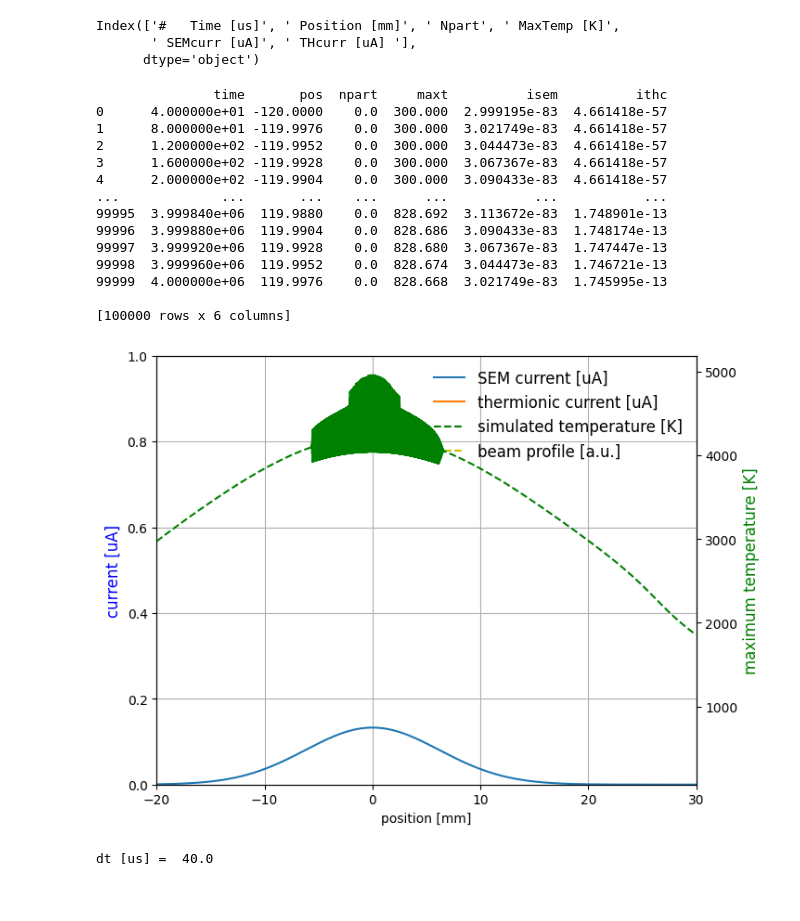
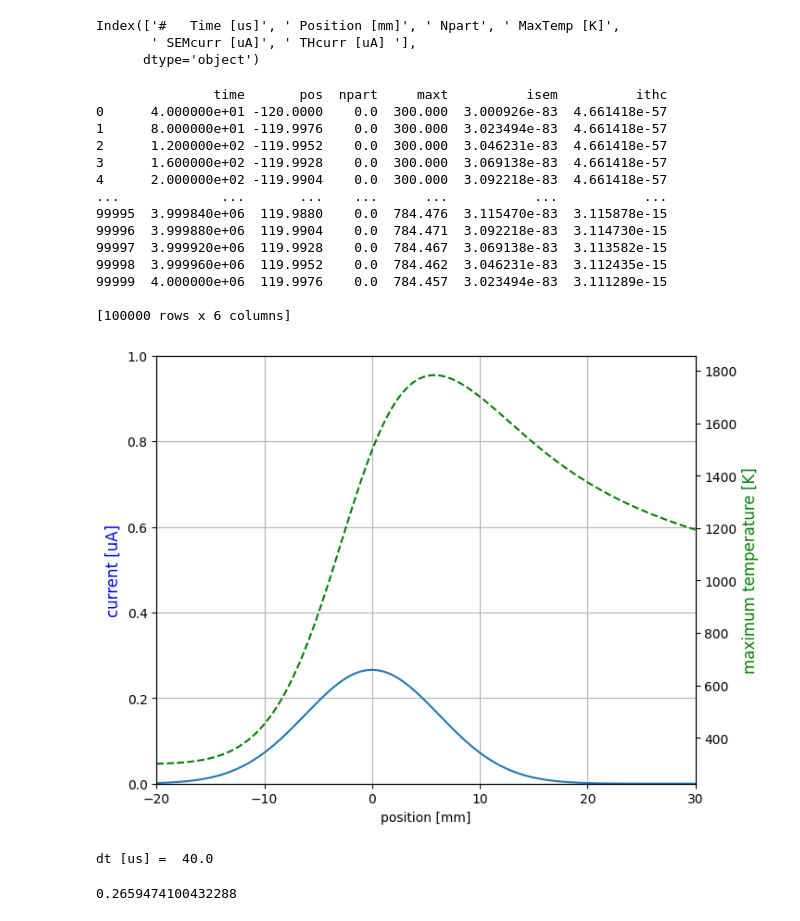
Before and after one commit to ClaudePP/PyTT, a Jupyter notebook: Output/plot_All.ipynb, the cells around one changed output. Saved outputs shown, nothing was run; the diff lists cells and outputs as text; code cells hidden in the pictures.

```diff
--- a/Output/plot_All.ipynb
+++ b/Output/plot_All.ipynb
@@ -14,7 +14,7 @@ import pandas as pd
 
 # new format
 #df = pd.read_csv("PSI_pChann_MBPTWS.txt", skiprows=4)
-df = pd.read_csv("Last.txt", skiprows=4)
+df = pd.read_csv("Last.txt", skiprows=7)
 
 print(df.columns)
 # %% [output]
@@ -29,44 +29,49 @@ df.rename({"#   Time [us]":"time"," Position [mm]":"pos"," Npart":"npart"," MaxT
 print(df)
 # %% [output]
                time       pos  npart     maxt          isem          ithc
-0      4.000000e+01 -120.0000    0.0  300.000  2.999195e-83  4.661418e-57
-1      8.000000e+01 -119.9976    0.0  300.000  3.021749e-83  4.661418e-57
-2      1.200000e+02 -119.9952    0.0  300.000  3.044473e-83  4.661418e-57
-3      1.600000e+02 -119.9928    0.0  300.000  3.067367e-83  4.661418e-57
-4      2.000000e+02 -119.9904    0.0  300.000  3.090433e-83  4.661418e-57
+0      4.000000e+01 -120.0000    0.0  300.000  3.000926e-83  4.661418e-57
+1      8.000000e+01 -119.9976    0.0  300.000  3.023494e-83  4.661418e-57
+2      1.200000e+02 -119.9952    0.0  300.000  3.046231e-83  4.661418e-57
+3      1.600000e+02 -119.9928    0.0  300.000  3.069138e-83  4.661418e-57
+4      2.000000e+02 -119.9904    0.0  300.000  3.092218e-83  4.661418e-57
 ...             ...       ...    ...      ...           ...           ...
-99995  3.999840e+06  119.9880    0.0  828.692  3.113672e-83  1.748901e-13
-99996  3.999880e+06  119.9904    0.0  828.686  3.090433e-83  1.748174e-13
-99997  3.999920e+06  119.9928    0.0  828.680  3.067367e-83  1.747447e-13
-99998  3.999960e+06  119.9952    0.0  828.674  3.044473e-83  1.746721e-13
-99999  4.000000e+06  119.9976    0.0  828.668  3.021749e-83  1.745995e-13
+99995  3.999840e+06  119.9880    0.0  784.476  3.115470e-83  3.115878e-15
+99996  3.999880e+06  119.9904    0.0  784.471  3.092218e-83  3.114730e-15
+99997  3.999920e+06  119.9928    0.0  784.467  3.069138e-83  3.113582e-15
+99998  3.999960e+06  119.9952    0.0  784.462  3.046231e-83  3.112435e-15
+99999  4.000000e+06  119.9976    0.0  784.457  3.023494e-83  3.111289e-15
 
 [100000 rows x 6 columns]
 # %%
 fig, ax = plt.subplots(1, figsize=(7.5,6))
 
 ax.set_xlim(-20,30)
-hsimse, = ax.plot([x*1 for x in df["pos"]],[2e0*x for x in df["isem"]],label="SEM current [uA]")
-hsimit, = ax.plot([x*1 for x in df["pos"]],[1e0*x for x in df["ithc"]],label="thermionic current [uA]")
-scale=df["ithc"].max()/df["npart"].max()
-hbeamp, = ax.plot([x*1 for x in df["pos"]],[scale*x for x in df["npart"]],"y--",label="beam profile [a.u.]")
+hsimse, = ax.plot([x*1 for x in df["pos"]],[4*x for x in df["isem"]],label="SEM current [uA]")
+#hsimit, = ax.plot([x*1 for x in df["pos"]],[1e0*x for x in df["ithc"]],label="thermionic current [uA]")
+scale=df["isem"].max()/df["npart"].max()
+#hbeamp, = ax.plot([x*1 for x in df["pos"]],[scale*x for x in df["npart"]],"y--",label="beam profile [a.u.]")
 ax.set_ylim(0,1)
 
 axtemp = ax.twinx()
 #axtemp.set_ylim(0,2800)
 hsimt, = axtemp.plot([x*1 for x in df["pos"]],df["maxt"],'g--',label="simulated temperature [K]")
 axtemp.set_ylabel("maximum temperature [K]", fontsize=12, color='g')
 
 ax.set_xlabel("position [mm]")
 ax.set_ylabel("current [uA]", fontsize=12, color='b')
 
-ax.legend(handles=[hsimse,hsimit,hsimt,hbeamp], fontsize=12, frameon=False)
+#ax.legend(handles=[hsimse,hsimit,hsimt,hbeamp], fontsize=12, frameon=False)
 ax.grid()
 
 plt.savefig('all.png')
 # %% [output]
-[figure, old version]
+[figure, new version]
 # %%
 print("dt [us] = ",df["time"].iloc[2]-df["time"].iloc[1])
 # %% [output]
 dt [us] =  40.0
+# %%
+# max SEM current [uA]
+print(4*max(df['isem']))
+# %% [output]
+0.2659474100432288
```
Also changed, not shown: parts of 2 cells of this notebook, 14 other files.
